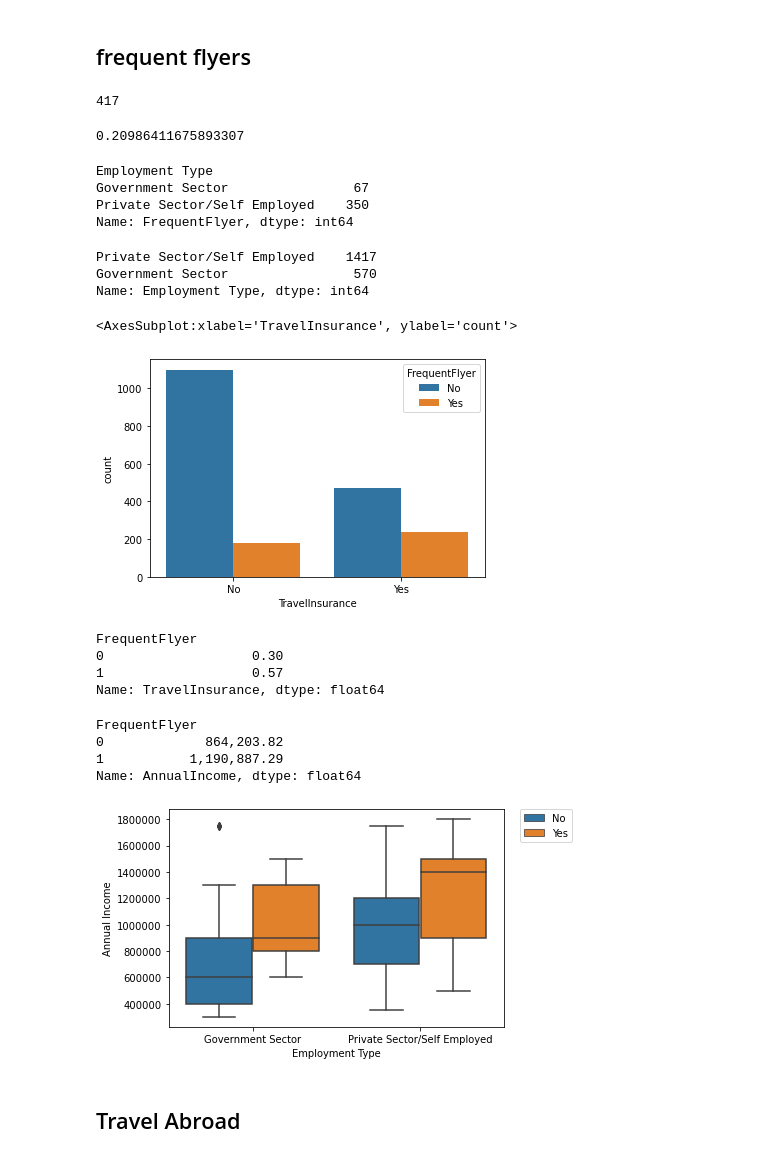
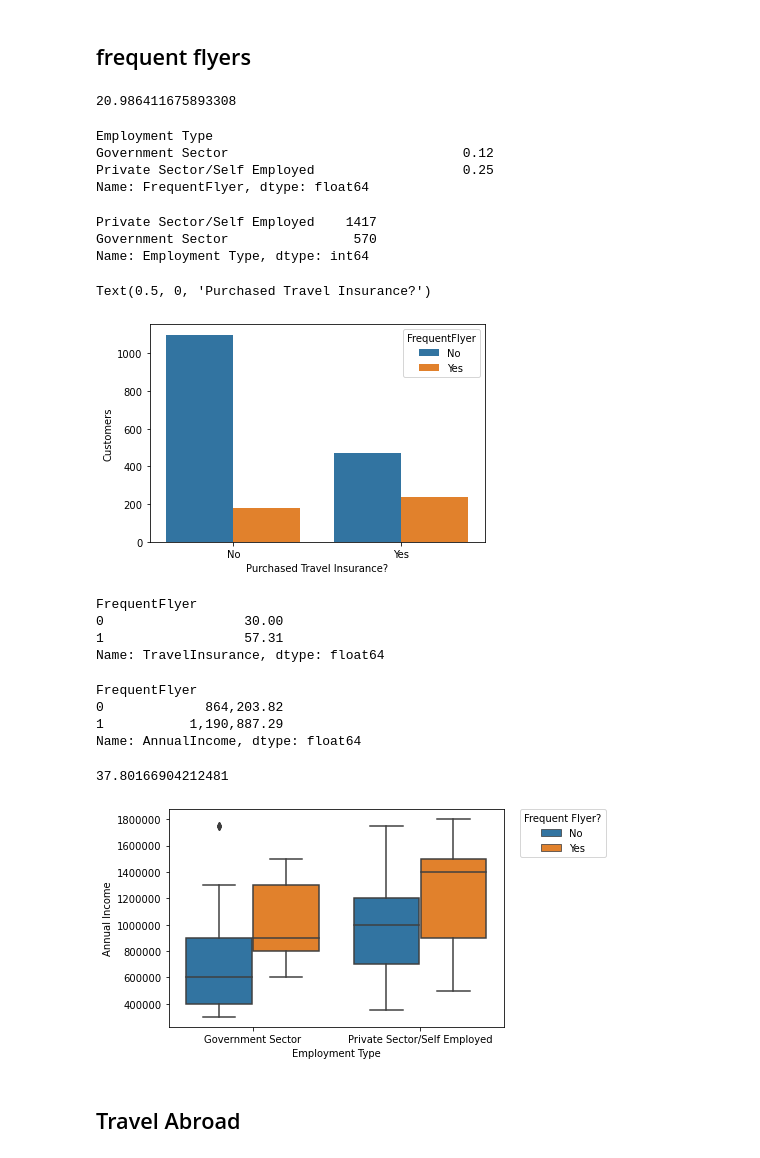
Before and after one commit to teruki-i/travel_insurance_case_study, a Jupyter notebook: travel_insurance_customers.ipynb, the cells around one changed output. Saved outputs shown, nothing was run; the diff lists cells and outputs as text; code cells hidden in the pictures.

```diff
--- a/travel_insurance_customers.ipynb
+++ b/travel_insurance_customers.ipynb
@@ -312,24 +329,19 @@ stats.ttest_ind(ins_fam, non_fam, alternative="greater")
 Ttest_indResult(statistic=3.5716348346537448, pvalue=0.00018160400369331164)
 # %% [markdown]
 ## frequent flyers
-# %%
-# count number of frequent flyers
-df.FrequentFlyer.sum()
-# %% [output]
-417
 # %%
-# calculate percentage of data that frequent flyers represent
-df.FrequentFlyer.mean()
+# calculate percentage of customers who are frequent flyers
+df_transf.FrequentFlyer.mean()*100
 # %% [output]
-0.20986411675893307
+20.986411675893308
 # %%
-#
-df.groupby("Employment Type").FrequentFlyer.sum()
+# calculate percentage of frequent flyers by employment type
+df_transf.groupby("Employment Type").FrequentFlyer.mean()
 # %% [output]
 Employment Type
-Government Sector                67
-Private Sector/Self Employed    350
-Name: FrequentFlyer, dtype: int64
+Government Sector                              0.12
+Private Sector/Self Employed                   0.25
+Name: FrequentFlyer, dtype: float64
 # %%
 df["Employment Type"].value_counts()
 # %% [output]
@@ -337,15 +349,17 @@ Private Sector/Self Employed    1417
 Government Sector                570
 Name: Employment Type, dtype: int64
 # %%
-sns.countplot(x="TravelInsurance", hue="FrequentFlyer", data=df)
+g=sns.countplot(x="TravelInsurance", hue="FrequentFlyer", data=df)
+plt.ylabel("Customers")
+plt.xlabel("Purchased Travel Insurance?")
 # %% [output]
-<AxesSubplot:xlabel='TravelInsurance', ylabel='count'>
+Text(0.5, 0, 'Purchased Travel Insurance?')
-[figure, old version]
+[figure, new version]
 # %%
-df.groupby("FrequentFlyer")["TravelInsurance"].mean()
+df_transf.groupby("FrequentFlyer")["TravelInsurance"].mean()*100
 # %% [output]
 FrequentFlyer
-0                   0.30
-1                   0.57
+0                  30.00
+1                  57.31
 Name: TravelInsurance, dtype: float64
 # %%
@@ -355,16 +370,25 @@ FrequentFlyer
 0             864,203.82
 1           1,190,887.29
 Name: AnnualIncome, dtype: float64
+# %%
+# on average what percentage more do frequent flyers earn?
+(flyers_inc[1]/flyers_inc[0] - 1)*100
+# %% [output]
+37.80166904212481
 # %%
-# create box plots of income, showing customers and non-customers separately
+# create box plots of income, separating out employment type and frequent flyers
 sns.boxplot(x="Employment Type",y="AnnualIncome", data=df, hue="FrequentFlyer")
 
 # remove scientific notation
 plt.ticklabel_format(style='plain', axis='y')
-plt.legend(bbox_to_anchor=(1.05, 1), loc='upper left', borderaxespad=0)
+
+plt.legend(bbox_to_anchor=(1.05, 1),
+           loc='upper left',
+           borderaxespad=0,
+          title = "Frequent Flyer?")
 plt.ylabel("Annual Income")
 plt.show()
 # %% [output]
-[figure, old version]
+[figure, new version]
 # %% [markdown]
 ## Travel Abroad
```
Also changed, not shown: parts of 25 cells of this notebook.
